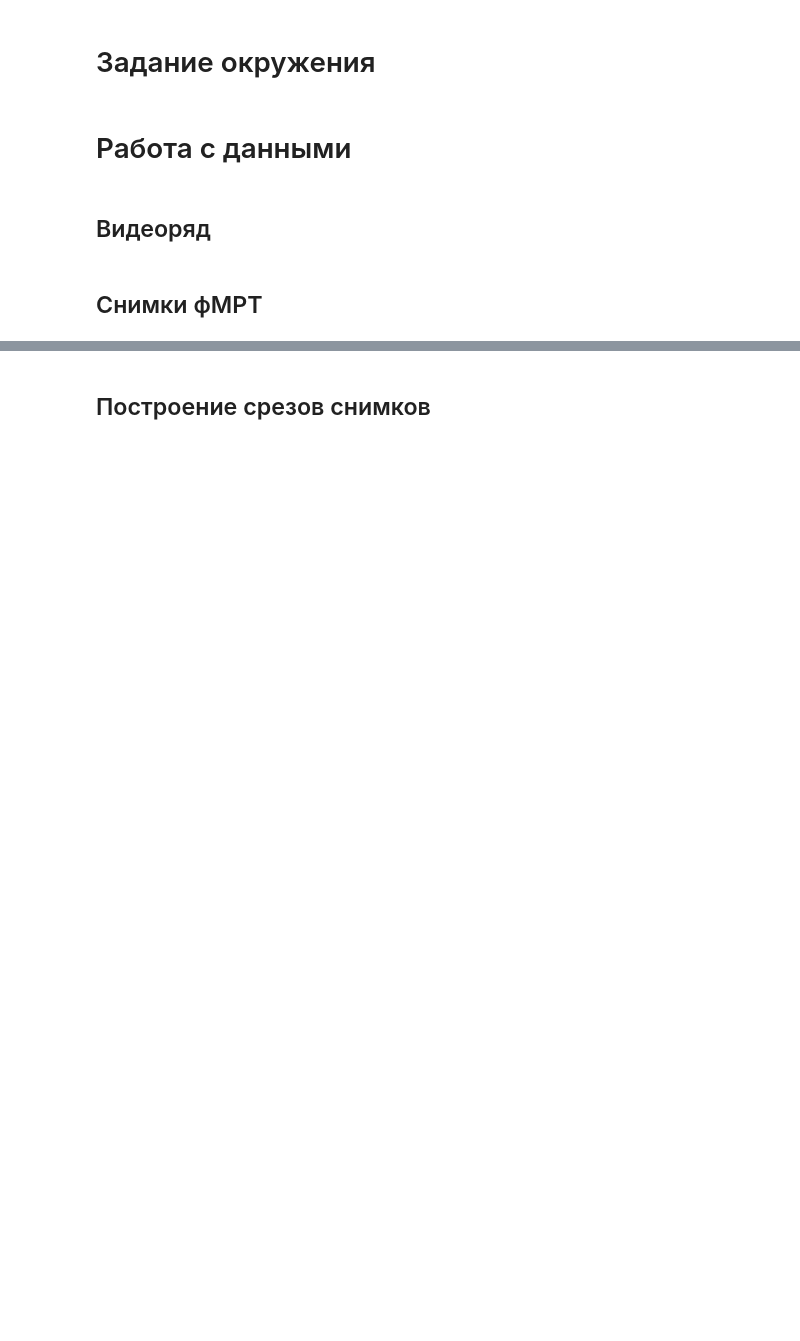
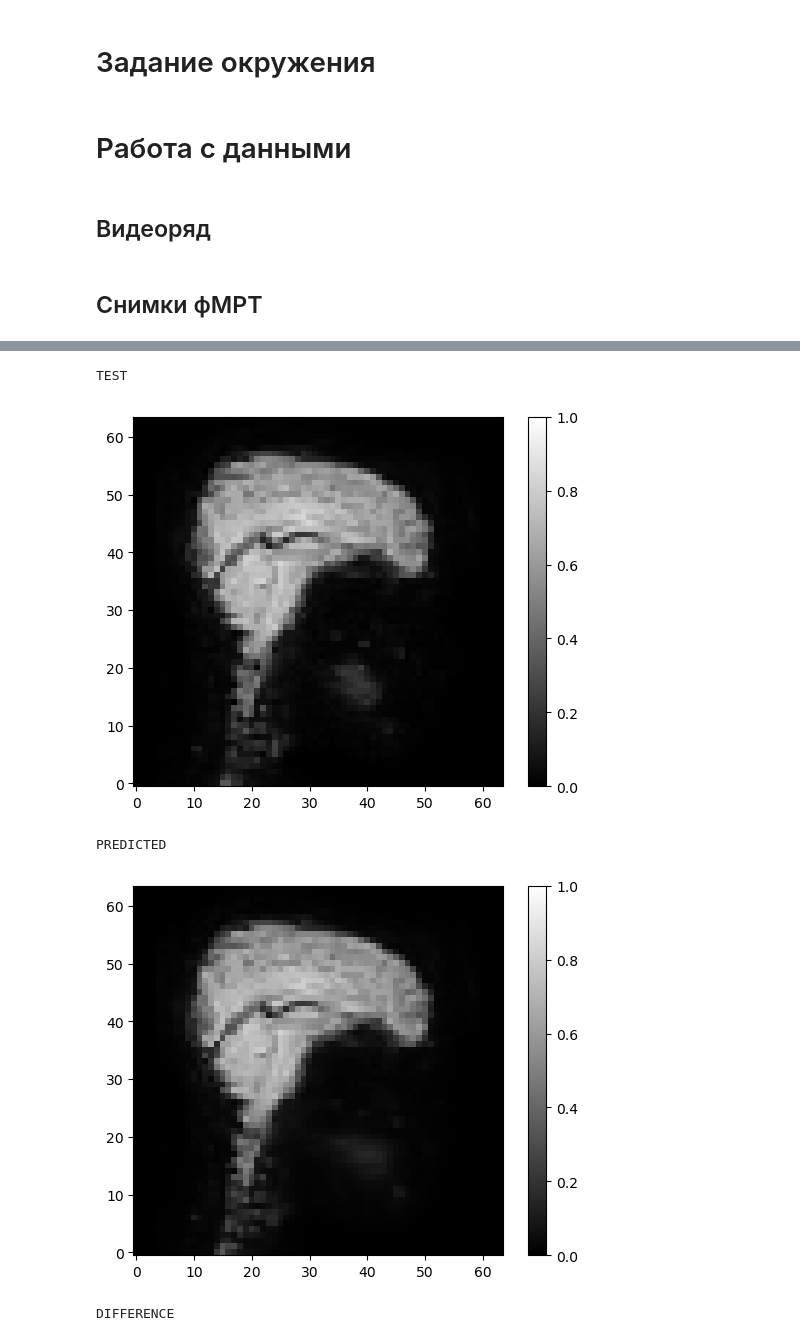
Before and after one commit to intsystems/2023-Project-112, a Jupyter notebook: code/main_experiment/main_new.ipynb, the cells around one changed output, grey strips where cells are left out. Drawn from its saved outputs; the diff is of its cells as text; code cells hidden in the pictures; blank space fills up the shorter version.

```diff
--- a/code/main_experiment/main_new.ipynb
+++ b/code/main_experiment/main_new.ipynb
@@ -257,2 +378,0 @@ linpred.MSE_test
-# %% [markdown]
-## Построение срезов снимков
@@ -400,0 +379,3 @@ class Vizualizer:
+# %%
+linpred = LinearPredictor(sub, 5, 1, 1000)
+lindeltapred = LinearDeltaPredictor(sub, 5, 1, 1000)
@@ -400,0 +385,11 @@ class Vizualizer:
+# %%
+vizualizer = Vizualizer(linpred)
+vizualizer_delta = Vizualizer(lindeltapred)
+# %%
+vizualizer.show_scan_slices(100, 0, 20)
+# %% [output]
+TEST
+[figure, added]
+PREDICTED
+[figure, added]
+DIFFERENCE
```
Also changed, not shown: parts of 37 cells of this notebook, 36 other files.
